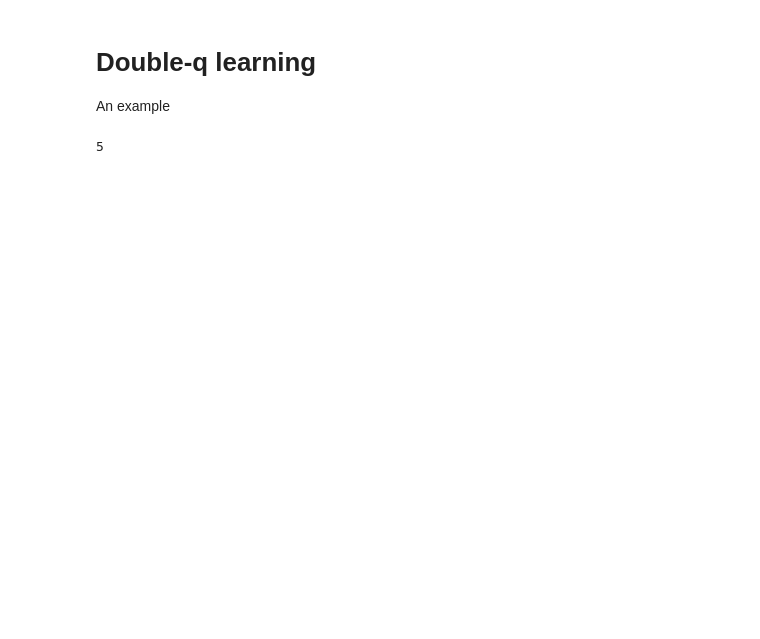
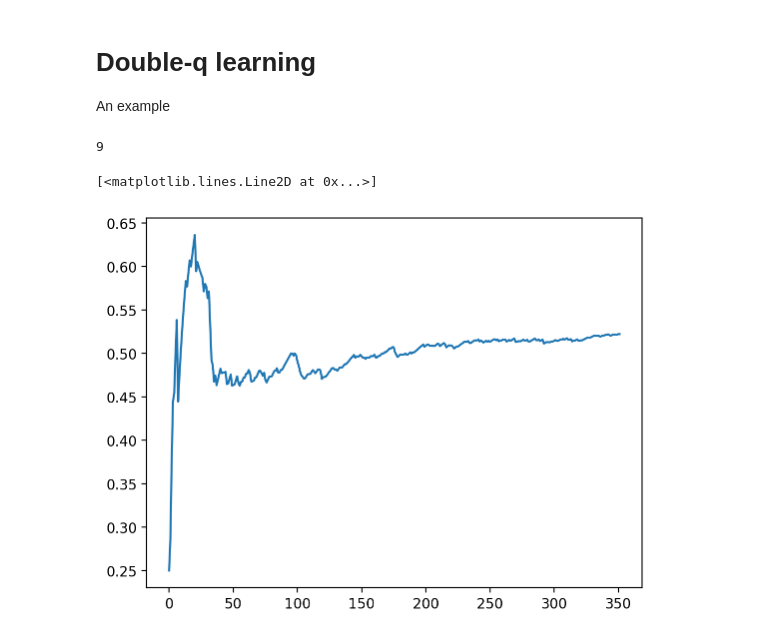
Before and after one commit to gerdm/reinforcement-learning, a Jupyter notebook: ch06/double-q-example.ipynb, the cells around one changed output. Drawn from its saved outputs; the diff is of its cells as text; code cells hidden in the pictures; blank space fills up the shorter version.

```diff
--- a/ch06/double-q-example.ipynb
+++ b/ch06/double-q-example.ipynb
@@ -20,4 +20,4 @@ map_actions = {
 }
 # %%
 n_arms_B = 10
-rewards = np.random.normal(loc=-1, scale=1, size=n_arms_B)
+rewards = np.random.normal(loc=-0.1, scale=1, size=n_arms_B)
@@ -44,12 +23,0 @@ Qv = (
-# %%
-epsilon = 0.1
-state = 1
-agents.choose_action(state, Qv, epsilon)
-# %% [output]
-5
-# %%
-def q_step(state, Q, epsilon):
-    action = agents.choose_action(state, Q)
-    new_state, reward = step(state, action)
-    q_new = Q[state][action] + alpha * (reward + gamma * Q[state].max() - Q[state][action])
-    return q_new
@@ -55,0 +46,40 @@ def q_step(state, Q, epsilon):
+# %%
+Qv = (
+    np.zeros(2,),
+    np.zeros(n_arms_B,)
+)
+
+epsilon = 0.1
+state = 1
+agents.choose_action(state, Qv, epsilon)
+# %% [output]
+9
+# %%
+alpha = 0.5
+gamma = 1.0
+
+n_steps = 1000
+
+state = 0
+
+n_steps_A = 0
+n_steps_left_from_A = 0
+
+prop_steps = []
+
+for n in range(n_steps):
+    (state_new, action), Q_update = q_step(state, Qv, epsilon, alpha, gamma)
+
+    if state == 0:
+        n_steps_A += 1
+        if action == 1:
+            n_steps_left_from_A += 1
+            prop_steps.append(n_steps_left_from_A / n_steps_A)
+
+    Qv[state][action] = Q_update
+    state = state_new
+# %%
+plt.plot(prop_steps)
+# %% [output]
+[<matplotlib.lines.Line2D at 0x...>]
+[figure, added]
```
Also changed, not shown: parts of 3 cells of this notebook.
